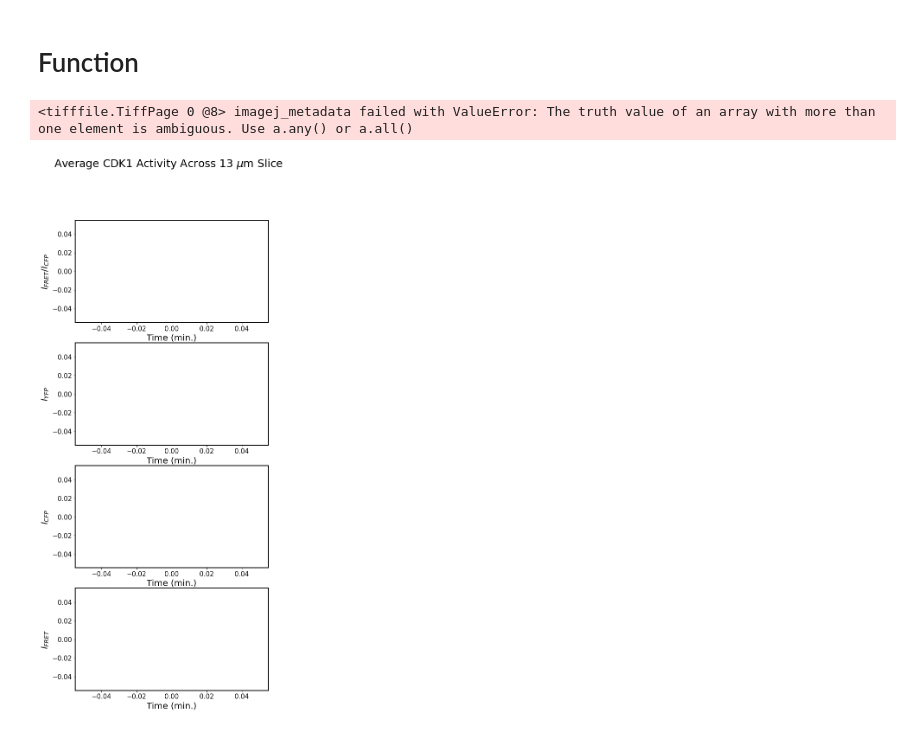
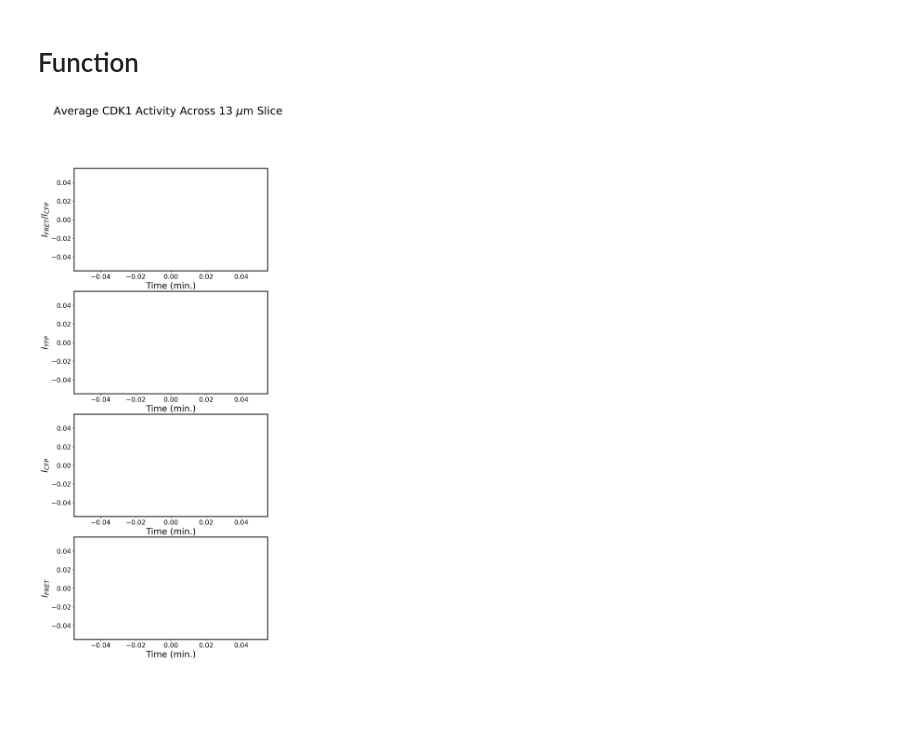
Before and after one commit to aalamban/single_nucleus_FRET, a Jupyter notebook: Full Field Analysis.ipynb, the cells around one changed output. Cells and saved outputs as stored; diff of their text form; code cells hidden in the pictures; blank space fills up the shorter version.

```diff
--- a/Full Field Analysis.ipynb
+++ b/Full Field Analysis.ipynb
@@ -5,6 +5,8 @@ import matplotlib.pyplot as plt
 import pandas as pd
 import napari
 from tqdm import tqdm as tqdm
+import matplotlib as mpl
+mpl.rcParams['figure.dpi'] = 300
 # %%
 # Load image
-raw_image = io.imread('../data/20220117_series5/Cdk1-FRET_Sqh-mCherry_CycB(m)_Zeiss_20220117.mvd2 - Series 5-1.tif')
+raw_image = io.imread('../data/wt_embryos/20211104_series6.tif')
@@ -20,3 +22,8 @@ fret_channel = raw_image[:,:,:,2]
+# %%
+# Separate channel
+yfp_channel = io.imread('../data/wt_embryos/20211104_series6/20211104_series6_c1.tif')
+cfp_channel = io.imread('../data/wt_embryos/20211104_series6/20211104_series6_c2_bcorr.tif')
+fret_channel = io.imread('../data/wt_embryos/20211104_series6/20211104_series6_c3.tif')
 # %%
 yfp_statistics = {'mean': [], 'st_dev': []}
 cfp_statistics = {'mean': [], 'st_dev': []} # Initialize cfp data
@@ -56,7 +63,7 @@ fret_pd = pd.DataFrame(fret_statistics)
 # %%
 fret_eff = []
 for i in range(0, len(cfp_pd)):
-    fret_eff.append(fret_pd['mean'][i]/yfp_pd['mean'][i])
+    fret_eff.append(fret_pd['mean'][i]/cfp_pd['mean'][i])
 # %%
 fig, ax = plt.subplots(4, 1, figsize=(8,20))
 
@@ -157,7 +164,6 @@ def plot_fret_activity(filename): # Make sure that data is in (t, z, x, y, c)
     fig.suptitle('Average CDK1 Activity Across 13 $\mu$m Slice', size = 25)
     #fig.savefig('../output/series_3_c234_t11to40_zall_output.png')
 # %%
-plot_fret_activity('../data/Cdk1-FRET_Sqh-mCherry_CycB(m)_Zeiss_20220116.mvd2 - Series 4.tif')
+plot_fret_activity('../data/20220117_series5/Cdk1-FRET_Sqh-mCherry_CycB(m)_Zeiss_20220117.mvd2 - Series 5.tif')
 # %% [output]
-<tifffile.TiffPage 0 @8> imagej_metadata failed with ValueError: The truth value of an array with more than one element is ambiguous. Use a.any() or a.all()
-[figure, old version]
+[figure, new version]
```
Also changed, not shown: parts of 6 cells of this notebook, 11 other files.
